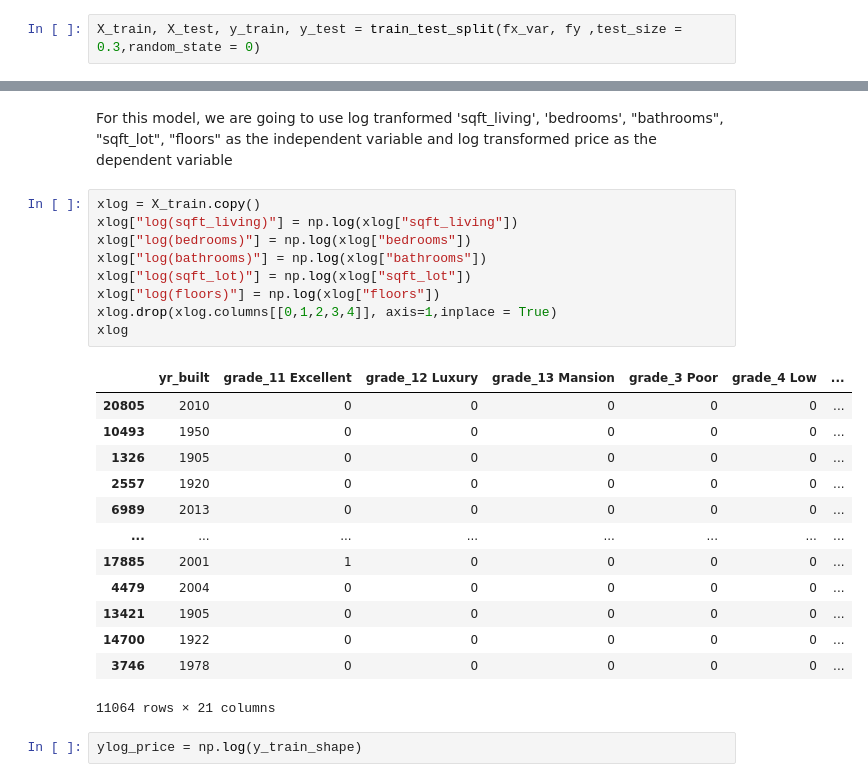
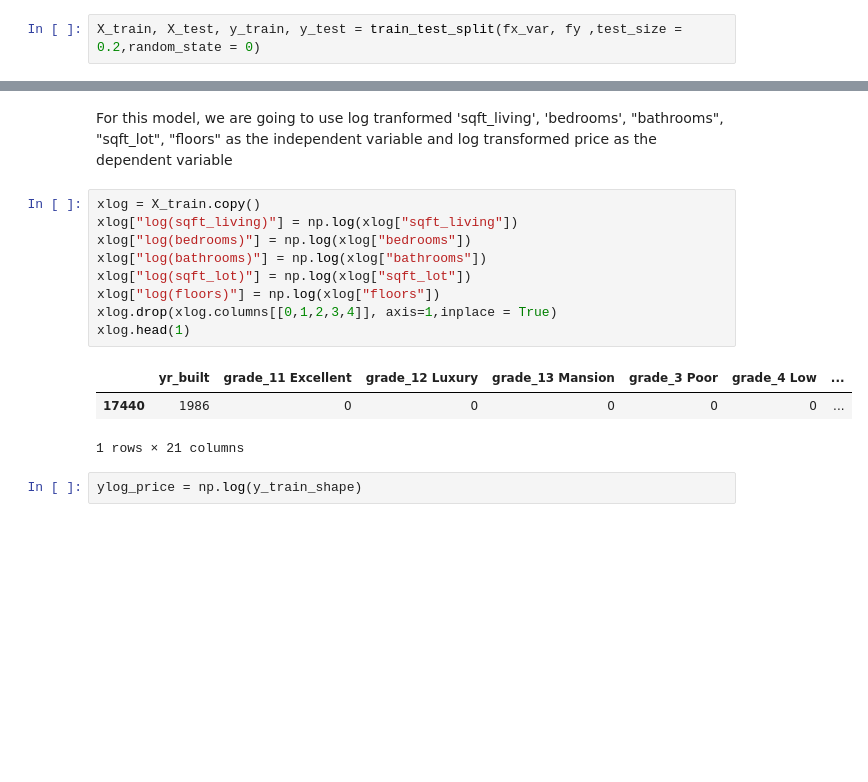
Before and after one commit to janejeshen/dsc-phase-2-project-v2-3, a Jupyter notebook: student.ipynb, the cells around one changed output, grey strips where cells are left out. Saved outputs shown, nothing was run; the diff lists cells and outputs as text; blank space fills up the shorter version.

```diff
--- a/student.ipynb
+++ b/student.ipynb
@@ -531,7 +532,7 @@ fx_var = pd.get_dummies(fx,drop_first=True)
 # %% [markdown]
 #### Splitting data
 # %%
-X_train, X_test, y_train, y_test = train_test_split(fx_var, fy ,test_size = 0.3,random_state = 0)
+X_train, X_test, y_train, y_test = train_test_split(fx_var, fy ,test_size = 0.2,random_state = 0)
 # %%
 # Reshaping y_train data
 y_train_shape = y_train.values.reshape(-1,1)
@@ -742,26 +713,16 @@ For this model, we are going to use log tranformed 'sqft_living', 'bedrooms', "b
 # %%
 xlog = X_train.copy()
 xlog["log(sqft_living)"] = np.log(xlog["sqft_living"])
 xlog["log(bedrooms)"] = np.log(xlog["bedrooms"])
 xlog["log(bathrooms)"] = np.log(xlog["bathrooms"])
 xlog["log(sqft_lot)"] = np.log(xlog["sqft_lot"])
 xlog["log(floors)"] = np.log(xlog["floors"])
 xlog.drop(xlog.columns[[0,1,2,3,4]], axis=1,inplace = True)
-xlog
+xlog.head(1)
 # %% [output]
 |  | yr_built | grade_11 Excellent | grade_12 Luxury | grade_13 Mansion | grade_3 Poor | grade_4 Low | ... |
-| 20805 | 2010 | 0 | 0 | 0 | 0 | 0 | ... |
-| 10493 | 1950 | 0 | 0 | 0 | 0 | 0 | ... |
-| 1326 | 1905 | 0 | 0 | 0 | 0 | 0 | ... |
-| 2557 | 1920 | 0 | 0 | 0 | 0 | 0 | ... |
-| 6989 | 2013 | 0 | 0 | 0 | 0 | 0 | ... |
-| ... | ... | ... | ... | ... | ... | ... | ... |
-| 17885 | 2001 | 1 | 0 | 0 | 0 | 0 | ... |
-| 4479 | 2004 | 0 | 0 | 0 | 0 | 0 | ... |
-| 13421 | 1905 | 0 | 0 | 0 | 0 | 0 | ... |
-| 14700 | 1922 | 0 | 0 | 0 | 0 | 0 | ... |
-| 3746 | 1978 | 0 | 0 | 0 | 0 | 0 | ... |
+| 17440 | 1986 | 0 | 0 | 0 | 0 | 0 | ... |
-11064 rows × 21 columns
+1 rows × 21 columns
 # %%
 ylog_price = np.log(y_train_shape)
 # %%
```
Also changed, not shown: parts of 44 cells of this notebook.
